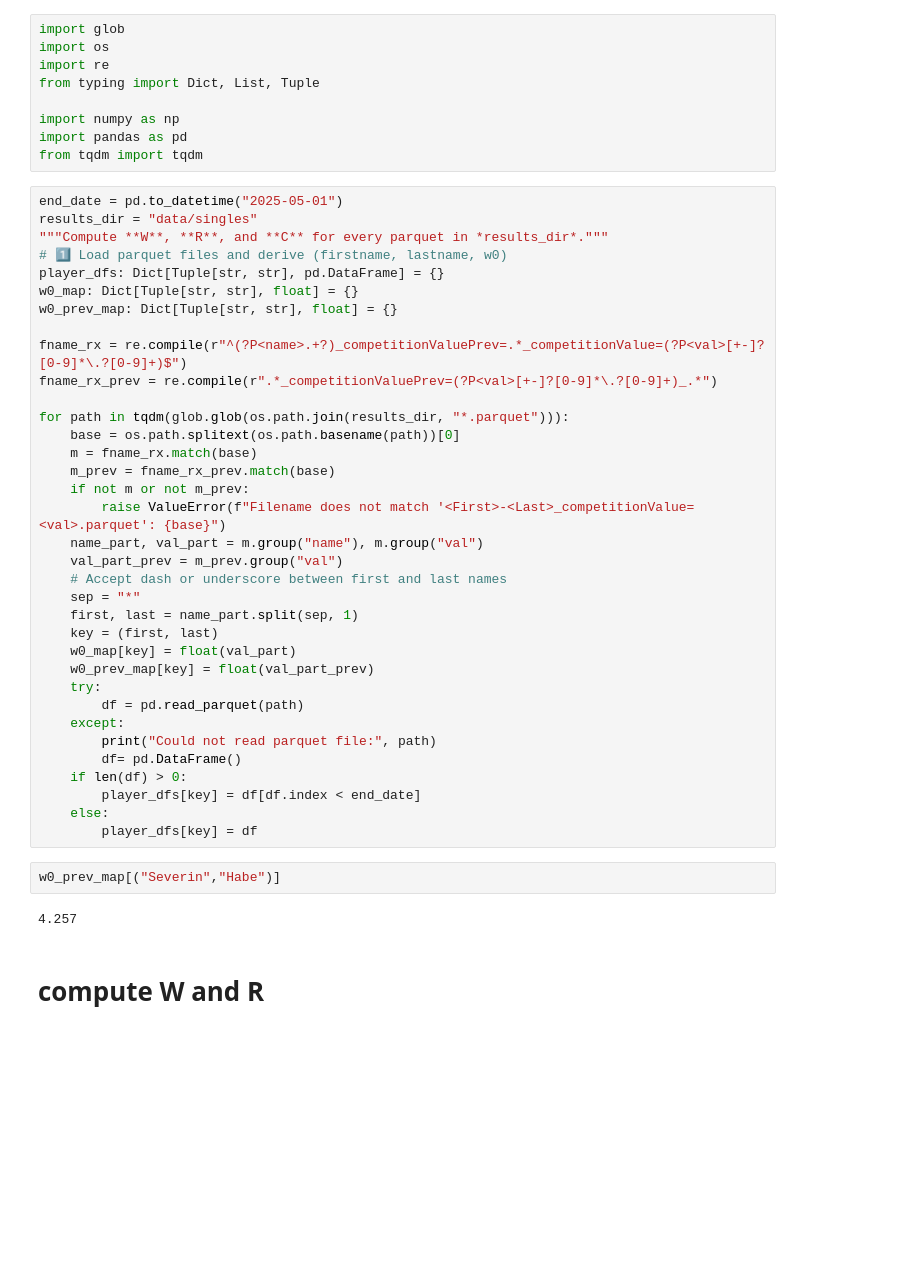
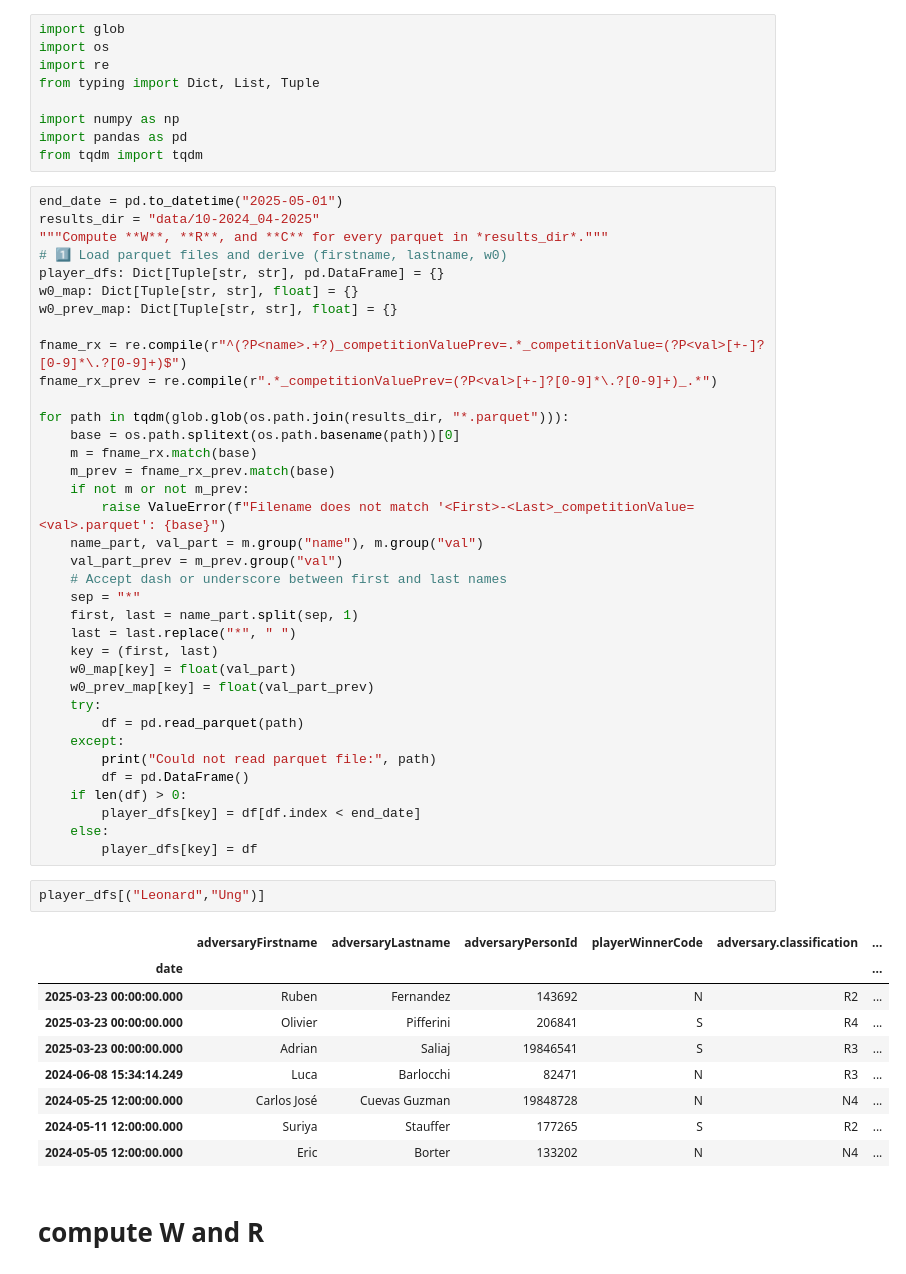
Before and after one commit to leonardung/swisstennis-ranking-calculation, a Jupyter notebook: clean_ranking_calculation.ipynb, the cells around one changed output. Saved outputs shown, nothing was run; the diff lists cells and outputs as text; blank space fills up the shorter version.

```diff
--- a/clean_ranking_calculation.ipynb
+++ b/clean_ranking_calculation.ipynb
@@ -11,7 +11,7 @@ import pandas as pd
 from tqdm import tqdm
 # %%
 end_date = pd.to_datetime("2025-05-01")
-results_dir = "data/singles"
+results_dir = "data/10-2024_04-2025"
 """Compute **W**, **R**, and **C** for every parquet in *results_dir*."""
 # 1️⃣ Load parquet files and derive (firstname, lastname, w0)
 player_dfs: Dict[Tuple[str, str], pd.DataFrame] = {}
@@ -32,6 +32,7 @@ for path in tqdm(glob.glob(os.path.join(results_dir, "*.parquet"))):
     # Accept dash or underscore between first and last names
     sep = "*"
     first, last = name_part.split(sep, 1)
+    last = last.replace("*", " ")
     key = (first, last)
     w0_map[key] = float(val_part)
     w0_prev_map[key] = float(val_part_prev)
@@ -39,14 +40,22 @@ for path in tqdm(glob.glob(os.path.join(results_dir, "*.parquet"))):
         df = pd.read_parquet(path)
     except:
         print("Could not read parquet file:", path)
-        df= pd.DataFrame()
+        df = pd.DataFrame()
     if len(df) > 0:
         player_dfs[key] = df[df.index < end_date]
     else:
         player_dfs[key] = df
-# %%
-w0_prev_map[("Severin","Habe")]
-# %% [output]
-4.257
+# %%
+player_dfs[("Leonard","Ung")]
+# %% [output]
+|  | adversaryFirstname | adversaryLastname | adversaryPersonId | playerWinnerCode | adversary.classification | ... |
+| date |  |  |  |  |  | ... |
+| 2025-03-23 00:00:00.000 | Ruben | Fernandez | 143692 | N | R2 | ... |
+| 2025-03-23 00:00:00.000 | Olivier | Pifferini | 206841 | S | R4 | ... |
+| 2025-03-23 00:00:00.000 | Adrian | Saliaj | 19846541 | S | R3 | ... |
+| 2024-06-08 15:34:14.249 | Luca | Barlocchi | 82471 | N | R3 | ... |
+| 2024-05-25 12:00:00.000 | Carlos José | Cuevas Guzman | 19848728 | N | N4 | ... |
+| 2024-05-11 12:00:00.000 | Suriya | Stauffer | 177265 | S | R2 | ... |
+| 2024-05-05 12:00:00.000 | Eric | Borter | 133202 | N | N4 | ... |
 # %% [markdown]
 # compute W and R
```
Also changed, not shown: parts of 4 cells of this notebook, 1 other file.
